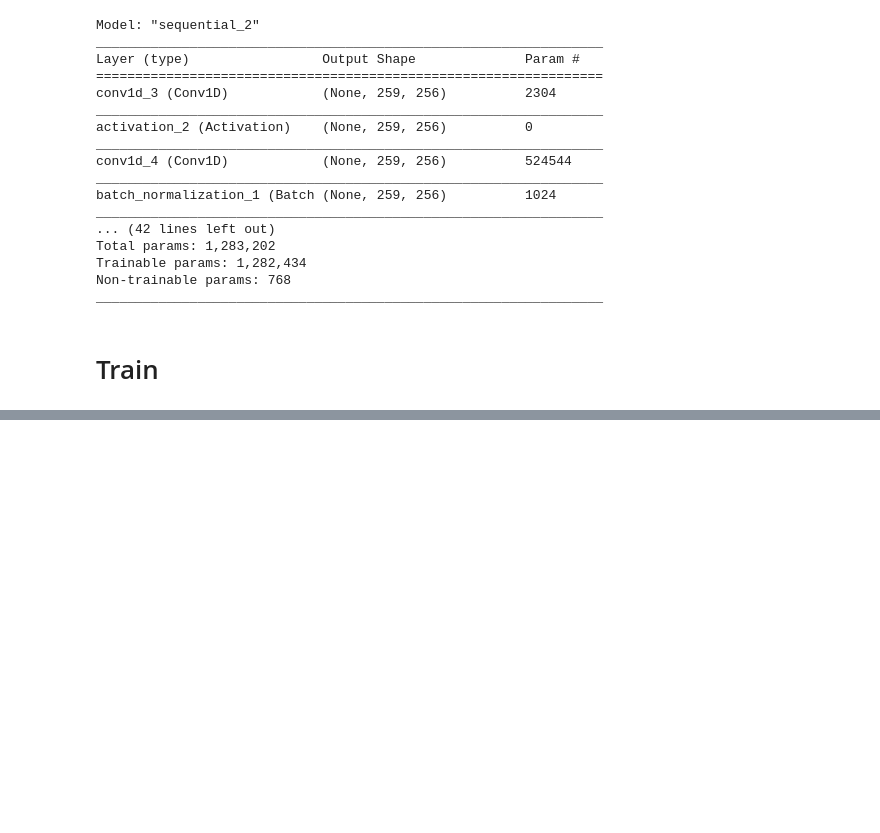
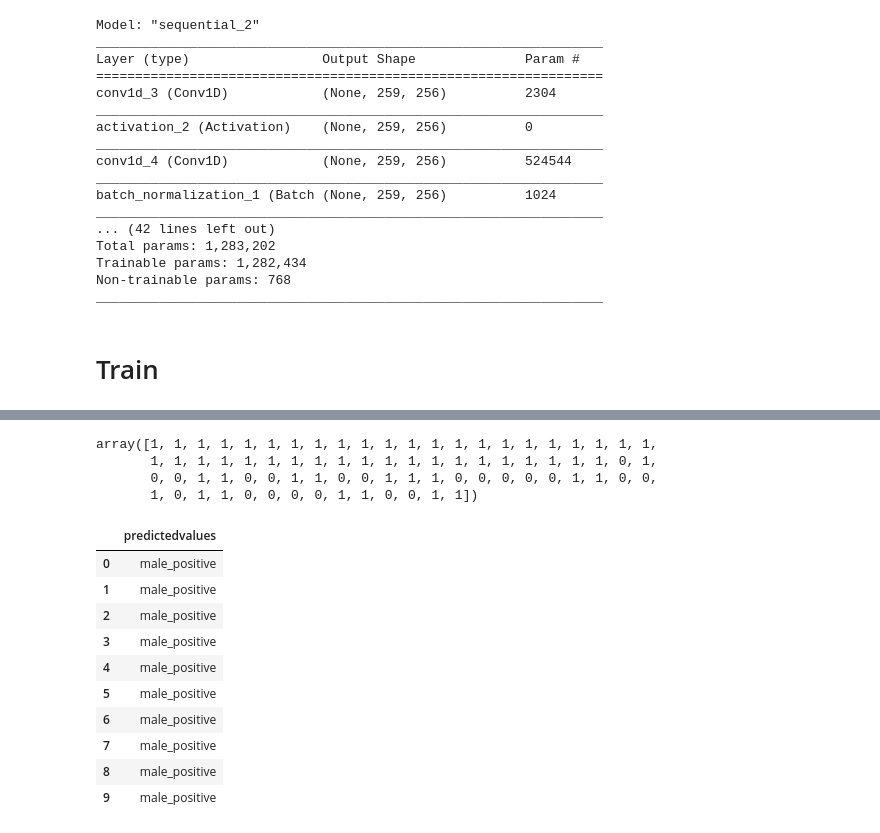
Before and after one commit to SER-2020-Project-ZX/Audio-Analytics, a Jupyter notebook: Audio Analytics.ipynb, the cells around one changed output, grey strips where cells are left out. Drawn from its saved outputs; the diff is of its cells as text; code cells hidden in the pictures; blank space fills up the shorter version.

```diff
--- a/Audio Analytics.ipynb
+++ b/Audio Analytics.ipynb
@@ -818,0 +842,20 @@ Epoch 700/700
+# %%
+data_test = pd.DataFrame(columns=['feature'])
+for i in tqdm(range(len(data3_df))):
+    X, sample_rate = librosa.load(data3_df.path[i], res_type='kaiser_fast',duration=input_duration,sr=22050*2,offset=0.5)
+#     X = X[10000:90000]
+    sample_rate = np.array(sample_rate)
+    mfccs = np.mean(librosa.feature.mfcc(y=X, sr=sample_rate, n_mfcc=13), axis=0)
+    feature = mfccs
+    data_test.loc[i] = [feature]
+
+test_valid = pd.DataFrame(data_test['feature'].values.tolist())
+test_valid = np.array(test_valid)
+test_valid_lb = np.array(data3_df.label)
+lb = LabelEncoder()
+test_valid_lb = utils.to_categorical(lb.fit_transform(test_valid_lb))
+test_valid = np.expand_dims(test_valid, axis=2)
+# %%
+preds = loaded_model.predict(test_valid,
+                         batch_size=16,
+                         verbose=1)
@@ -818,0 +884,26 @@ Epoch 700/700
+# %%
+preds1=preds.argmax(axis=1)
+# %%
+preds1
+# %% [output]
+array([1, 1, 1, 1, 1, 1, 1, 1, 1, 1, 1, 1, 1, 1, 1, 1, 1, 1, 1, 1, 1, 1,
+       1, 1, 1, 1, 1, 1, 1, 1, 1, 1, 1, 1, 1, 1, 1, 1, 1, 1, 1, 1, 0, 1,
+       0, 0, 1, 1, 0, 0, 1, 1, 0, 0, 1, 1, 1, 0, 0, 0, 0, 0, 1, 1, 0, 0,
+       1, 0, 1, 1, 0, 0, 0, 0, 1, 1, 0, 0, 1, 1])
+# %%
+abc = preds1.astype(int).flatten()
+predictions = (lb.inverse_transform((abc)))
+preddf = pd.DataFrame({'predictedvalues': predictions})
+preddf[:10]
+# %% [output]
+|  | predictedvalues |
+| 0 | male_positive |
+| 1 | male_positive |
+| 2 | male_positive |
+| 3 | male_positive |
+| 4 | male_positive |
+| 5 | male_positive |
+| 6 | male_positive |
+| 7 | male_positive |
+| 8 | male_positive |
+| 9 | male_positive |
```
Also changed, not shown: parts of 9 cells of this notebook.
